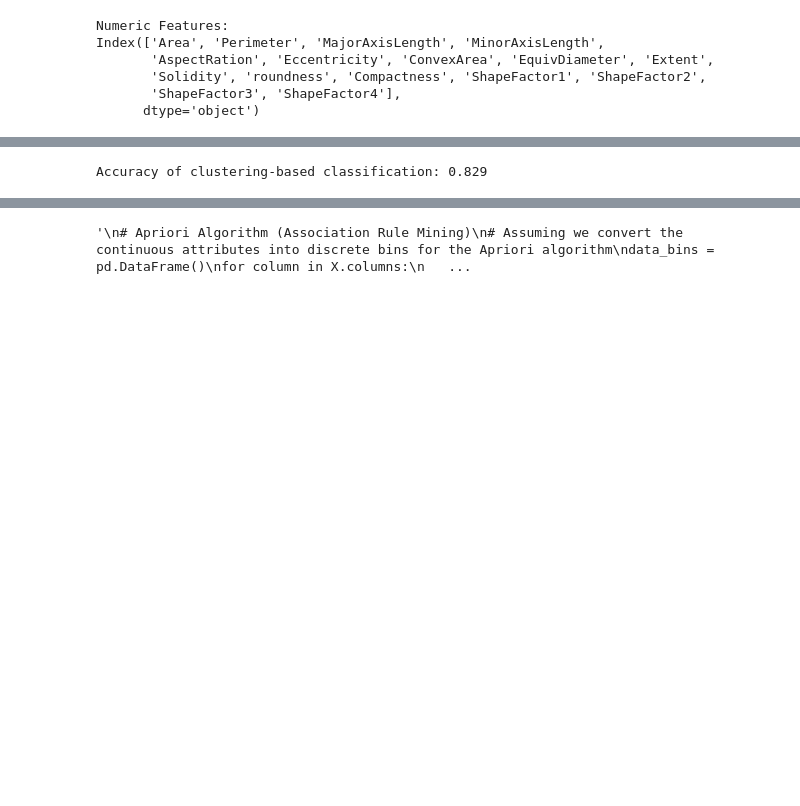
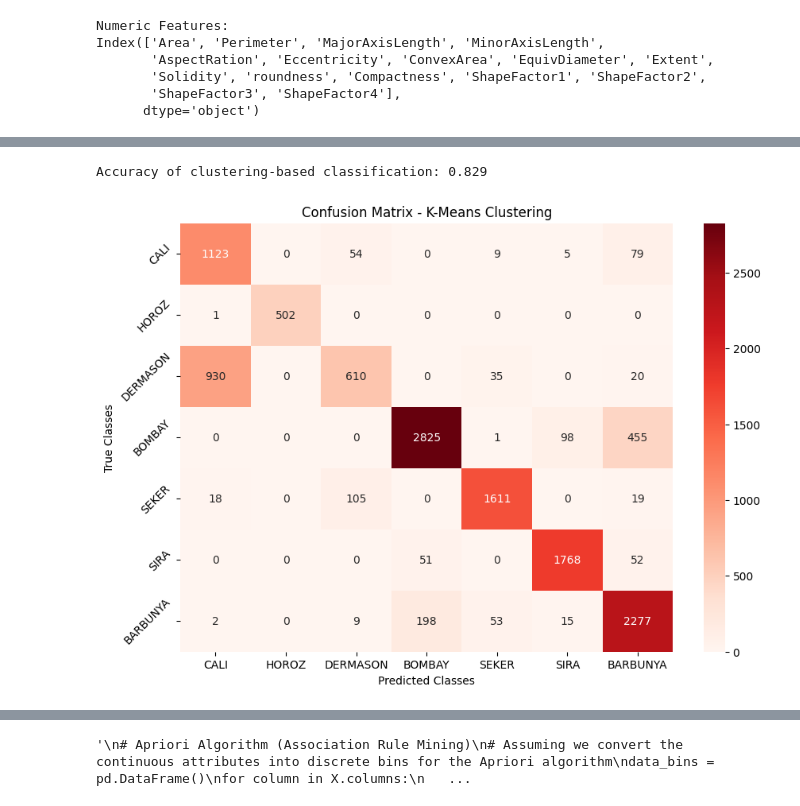
Before and after one commit to collaboratorsje/Dry_Beans_Models, a Jupyter notebook: src/Models.ipynb, the cells around one changed output, grey strips where cells are left out. Cells and saved outputs as stored; diff of their text form; code cells hidden in the pictures; blank space fills up the shorter version.

```diff
--- a/src/Models.ipynb
+++ b/src/Models.ipynb
@@ -465,16 +490,42 @@ weighted avg       0.94      0.94      0.94      2585
 # %%
 # Step 4: Unsupervised Learning
 # K-Means Clustering
+
+# Apply PCA to reduce dimensions
+pca = PCA(n_components=8)  # Reduce to 8 components
+X_pca = pca.fit_transform(X)
+
 kmeans = KMeans(n_clusters=len(data['Class'].unique()), n_init=10)  # Explicitly set n_init
-kmeans.fit(X)
+kmeans.fit(X_pca)
 data['Cluster'] = kmeans.labels_
 
 # Map clusters to most common true class labels within each cluster
 cluster_to_class_map = data.groupby('Cluster')['Class'].agg(lambda x: x.mode()[0])
 data['Predicted_Class'] = data['Cluster'].map(cluster_to_class_map)
 
 accuracy_kmeans = accuracy_score(data['Class'], data['Predicted_Class'])
 print(f"Accuracy of clustering-based classification: {accuracy_kmeans:.3f}")
+
+# Create mappings from cluster numbers to class names sorted by actual class order
+unique_classes = sorted(data['Class'].unique())
+cluster_class_map = data.groupby('Cluster')['Class'].agg(lambda x: x.mode()[0])
+sorted_cluster_class_map = {k: v for k, v in sorted(cluster_class_map.items(), key=lambda item: unique_classes.index(item[1]))}
+
+# Prepare labels for the heatmap (in the order of unique classes)
+class_names = [sorted_cluster_class_map[i] for i in range(len(sorted_cluster_class_map))]
+
+# Calculate the confusion matrix with actual and predicted classes
+cm = confusion_matrix(data['Class'], data['Predicted_Class'], labels=unique_classes)
+
+# Plot the heatmap
+plt.figure(figsize=(10, 7))
+sns.heatmap(cm, annot=True, fmt="d", cmap='Reds', xticklabels=class_names, yticklabels=class_names)
+plt.title('Confusion Matrix - K-Means Clustering')
+plt.xlabel('Predicted Classes')
+plt.ylabel('True Classes')
+plt.yticks(rotation=45)
+plt.show()
 # %% [output]
 Accuracy of clustering-based classification: 0.829
+[figure, added]
 # %%
```
Also changed, not shown: parts of 6 cells of this notebook.
